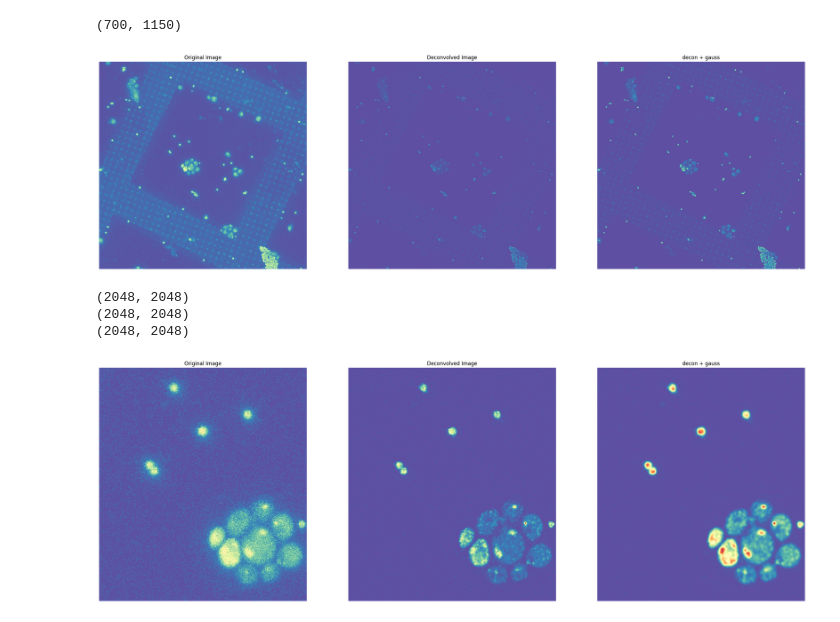
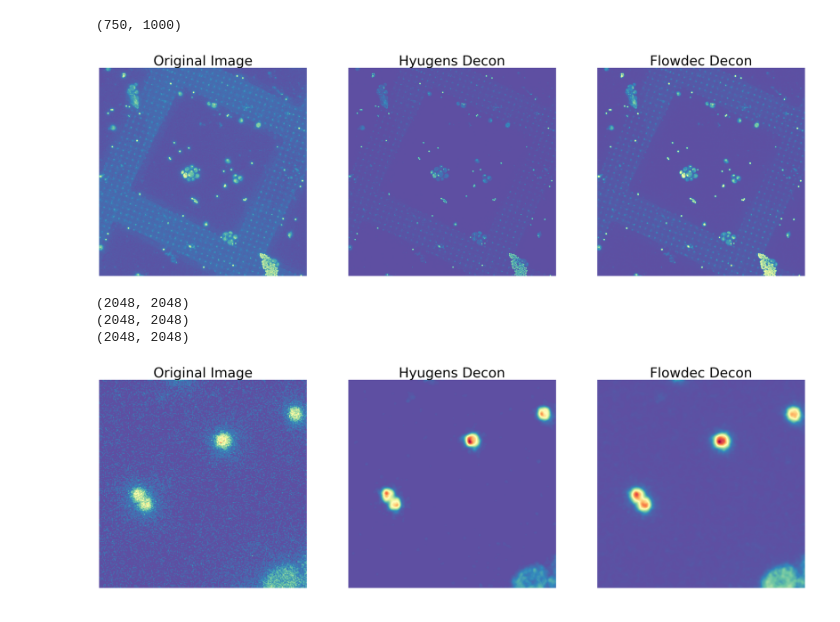
Before and after one commit to CraignRush/3D-correlation-deconvolution, a Jupyter notebook: plotting_notebook_huygens.ipynb, the cells around one changed output. Saved outputs shown, nothing was run; the diff lists cells and outputs as text; code cells hidden in the pictures.

```diff
--- a/plotting_notebook_huygens.ipynb
+++ b/plotting_notebook_huygens.ipynb
@@ -20,12 +19,16 @@ output = io.imread('deconv.tif')
+# %%
+stack_scaled = io.imread('/fs/pool/pool-plitzko3/Johann/03-Data/04-LightMicroscopy/EMBO_course_decon_testing/input.tif')
+output = io.imread('/fs/pool/pool-plitzko3/Johann/03-Data/04-LightMicroscopy/EMBO_course_decon_testing/RAGE_01_Pos_01_3_cmle_ch00.tif')
+output_2 = io.imread('/fs/pool/pool-plitzko3/Johann/03-Data/04-LightMicroscopy/EMBO_course_decon_testing/decon_100iter.tif')
 # %%
-output_2 = gaussian_filter(output,1.5)
+output_2 = gaussian_filter(output_2.astype(np.float32),1.5)
 # %%
 images_to_plot = [stack_scaled, output , output_2]
-titles = ['Original Image', 'Deconvolved Image', 'decon + gauss']
-slices = [(700,1150), (600,1000)]
+titles = ['Original Image', 'Hyugens Decon', 'Flowdec Decon']
+slices = [(750,1000), (650,900)]
 slices[0]
 # %% [output]
-(700, 1150)
+(750, 1000)
 # %%
 fig, axs = plt.subplots(1, len(images_to_plot))
 axs = axs.ravel()
@@ -35,27 +38,27 @@ center = tuple([slice(None), slice(10, -10), slice(10, -10)])
 for i, d in enumerate(images_to_plot):#res.data
     img = exposure.adjust_gamma(d[center].max(axis=0), gamma=1)
     axs[i].imshow(img, cmap='Spectral_r')
-    axs[i].set_title(titles[i])
+    axs[i].set_title(titles[i],fontsize=32)
     axs[i].axis('off')
 # %% [output]
-[figure, old version]
+[figure, new version]
 # %%
 fig, axs = plt.subplots(1, len(images_to_plot))
 axs = axs.ravel()
 fig.set_size_inches(30, 15)
 center = tuple([slice(None), slice(10, -10), slice(10, -10)])
 
 for i, d in enumerate(images_to_plot):#res.data
     img = exposure.adjust_gamma(d.max(axis=0), gamma=1)
     print(img.shape)
     axs[i].imshow(img[slices[0][0]:slices[0][1],slices[1][0]:slices[1][1]], cmap='Spectral_r')
-    axs[i].set_title(titles[i])
+    axs[i].set_title(titles[i],fontsize=32)
     axs[i].axis('off')
 # %% [output]
 (2048, 2048)
 (2048, 2048)
 (2048, 2048)
-[figure, old version]
+[figure, new version]
 # %%
 def xz_project(img):
     return np.max(img, axis=1)
```
Also changed, not shown: parts of 4 cells of this notebook, 2 other files.
